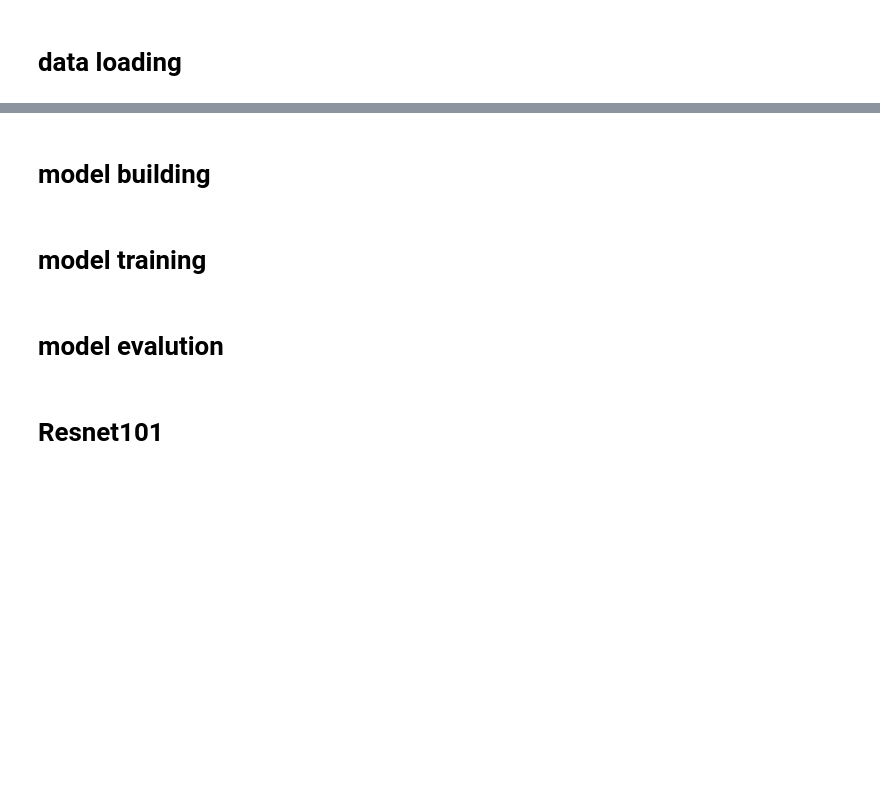
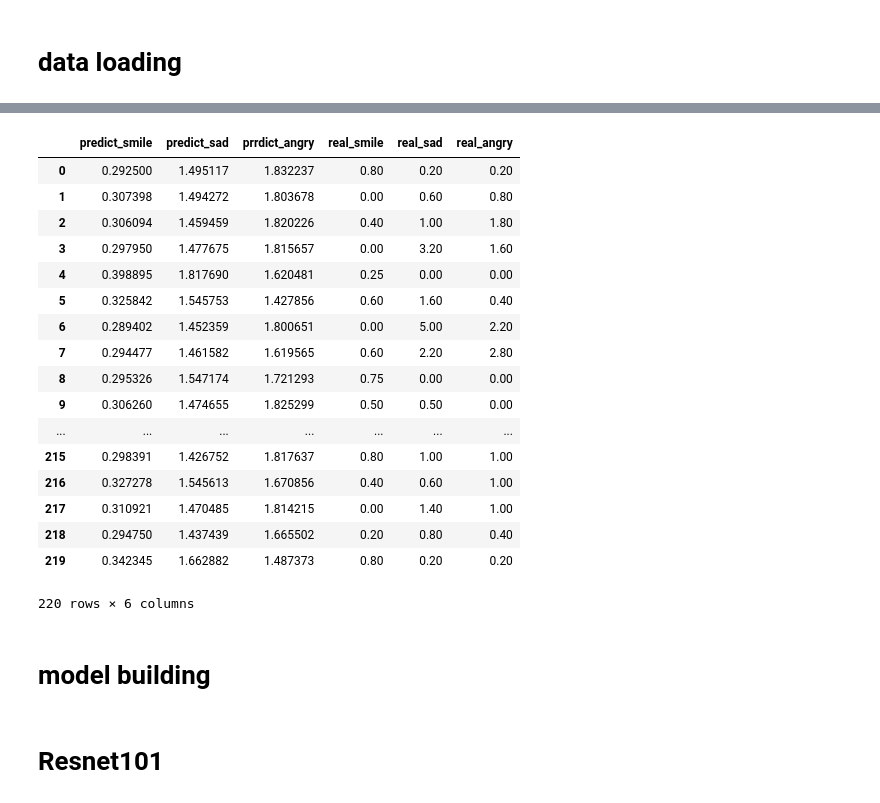
Before and after one commit to sulizieiao/StudyShare, a Jupyter notebook: FaceReco/emotion_classify.ipynb, the cells around one changed output, grey strips where cells are left out. Saved outputs shown, nothing was run; the diff lists cells and outputs as text; code cells hidden in the pictures; blank space fills up the shorter version.

```diff
--- a/FaceReco/emotion_classify.ipynb
+++ b/FaceReco/emotion_classify.ipynb
@@ -28,0 +24,35 @@ data_df
+# %%
+
+num_emotions = 3   # number of out emotion
+img_size = 256
+
+def dataLoad(img_list, label_list, num_emotions=3, height=28, width=28, V2=True):
+    # image: path to array
+    # label: str to array
+    num = len(img_list)
+    all_img = np.zeros((num, height, width, 1))
+    all_label = np.zeros((num, num_emotions))
+    for i in range(num):
+        img = cv2.imread(img_list[i], 0)
+        img = cv2.resize(img, (height,width)).astype(np.float32)
+        img = img / 255.0
+        if V2:
+            img = (img - 0.5) * 2.0
+        all_img[i,:,:,0] = img
+        all_label[i,:] = np.asarray((label_list[i])[2:-1].split(','))
+    return all_img, all_label
+
+
+label_file_path = os.path.join(FILE_PATH, 'datasets/data.csv')
+data_df = pd.read_csv(label_file_path)
+data_df['image'] = data_df['image'].apply(lambda x: os.path.join(FILE_PATH, 'datasets/image', x))
+# data_df = data_df.sample(frac=0.1, replace=True)
+
+train_data,test_data,train_targets,test_targets = train_test_split(data_df['image'].values,data_df['labels'].values,test_size=0.2)
+train_data,val_data,train_targets,val_targets = train_test_split(train_data,train_targets,test_size=0.2)
+print(len(train_targets), len(val_targets), len(test_targets))
+
+
+train_x, train_y = dataLoad(train_data, train_targets, num_emotions=num_emotions, height=img_size, width=img_size, V2=True)
+val_x, val_y = dataLoad(val_data, val_targets, num_emotions=num_emotions, height=img_size, width=img_size, V2=True)
+test_x, test_y = dataLoad(test_data, test_targets, num_emotions=num_emotions, height=img_size, width=img_size, V2=True)
@@ -107,0 +144,3 @@ len(train_targets)
+# %%
+emotions = model.predict(test_x, batch_size=batch_size)
+emotions
@@ -108,3 +165,28 @@ len(train_targets)
+# %%
+# pre = map(lambda x: x[0], emotions)
+pre = pd.DataFrame(emotions,columns=['predict_smile', 'predict_sad', 'prrdict_angry'])
+real = pd.DataFrame(test_y, columns=['real_smile', 'real_sad', 'real_angry'])
+result = pd.concat([pre, real], axis=1)
+result
+# %% [output]
+|  | predict_smile | predict_sad | prrdict_angry | real_smile | real_sad | real_angry |
+| 0 | 0.292500 | 1.495117 | 1.832237 | 0.80 | 0.20 | 0.20 |
+| 1 | 0.307398 | 1.494272 | 1.803678 | 0.00 | 0.60 | 0.80 |
+| 2 | 0.306094 | 1.459459 | 1.820226 | 0.40 | 1.00 | 1.80 |
+| 3 | 0.297950 | 1.477675 | 1.815657 | 0.00 | 3.20 | 1.60 |
+| 4 | 0.398895 | 1.817690 | 1.620481 | 0.25 | 0.00 | 0.00 |
+| 5 | 0.325842 | 1.545753 | 1.427856 | 0.60 | 1.60 | 0.40 |
+| 6 | 0.289402 | 1.452359 | 1.800651 | 0.00 | 5.00 | 2.20 |
+| 7 | 0.294477 | 1.461582 | 1.619565 | 0.60 | 2.20 | 2.80 |
+| 8 | 0.295326 | 1.547174 | 1.721293 | 0.75 | 0.00 | 0.00 |
+| 9 | 0.306260 | 1.474655 | 1.825299 | 0.50 | 0.50 | 0.00 |
+| ... | ... | ... | ... | ... | ... | ... |
+| 215 | 0.298391 | 1.426752 | 1.817637 | 0.80 | 1.00 | 1.00 |
+| 216 | 0.327278 | 1.545613 | 1.670856 | 0.40 | 0.60 | 1.00 |
+| 217 | 0.310921 | 1.470485 | 1.814215 | 0.00 | 1.40 | 1.00 |
+| 218 | 0.294750 | 1.437439 | 1.665502 | 0.20 | 0.80 | 0.40 |
+| 219 | 0.342345 | 1.662882 | 1.487373 | 0.80 | 0.20 | 0.20 |
+220 rows × 6 columns
 # %% [markdown]
 # model building
 # %%
@@ -126,5 +208,3 @@ for param in list(model.children())[0].parameters():
 # model.cuda()
 model_name = '_'.join([model.__class__.__name__.lower(), '101', '64*4d', str(int(time.time()))])
 print(model_name)
-# %% [markdown]
-# model training
@@ -192,5 +211,3 @@ for epoch in range(1, epochs+1):
-# %% [markdown]
-# model evalution
 # %% [markdown]
 # Resnet101
 # %%
```
Also changed, not shown: parts of 11 cells of this notebook, 22 other files.
